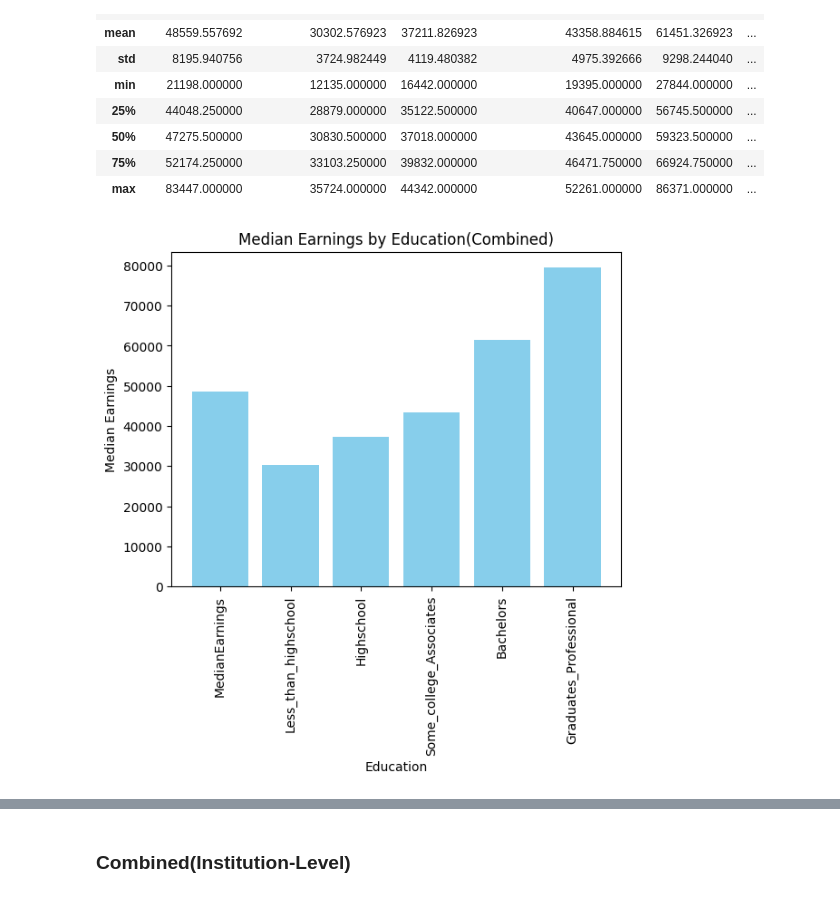
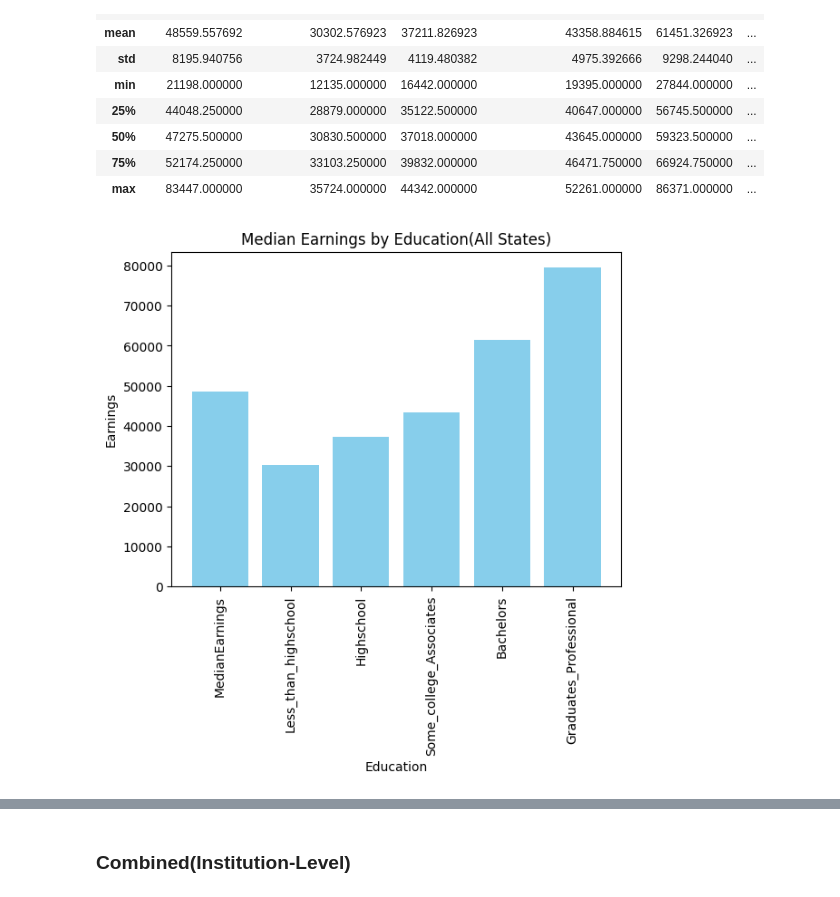
Before and after one commit to rachel1234561/ds2002project, a Jupyter notebook: analysis_viz.ipynb, the cells around one changed output, grey strips where cells are left out. Saved outputs shown, nothing was run; the diff lists cells and outputs as text; code cells hidden in the pictures.

```diff
--- a/analysis_viz.ipynb
+++ b/analysis_viz.ipynb
@@ -123,14 +114,15 @@ earnings_edu.describe()
 | max | 83447.000000 | 35724.000000 | 44342.000000 | 52261.000000 | 86371.000000 | ... |
 # %%
 #Create bar plot to compare national median earnings at different education levels
+earnings_edu.set_index('State', inplace=True)
 earnings_avgs=earnings_edu.mean()
 y=list(earnings_avgs)
 x=list(earnings_avgs.index)
 plt.bar(x,y,width=.8,color='skyblue')
 plt.xticks(rotation=90)
-plt.ylabel('Median Earnings')
+plt.ylabel('Earnings')
 plt.xlabel('Education')
-plt.title('Median Earnings by Education(Combined)')
+plt.title('Median Earnings by Education(All States)')
 plt.show()
 # %% [output]
-[figure, old version]
+[figure, new version]
```
Also changed, not shown: parts of 8 cells of this notebook.
